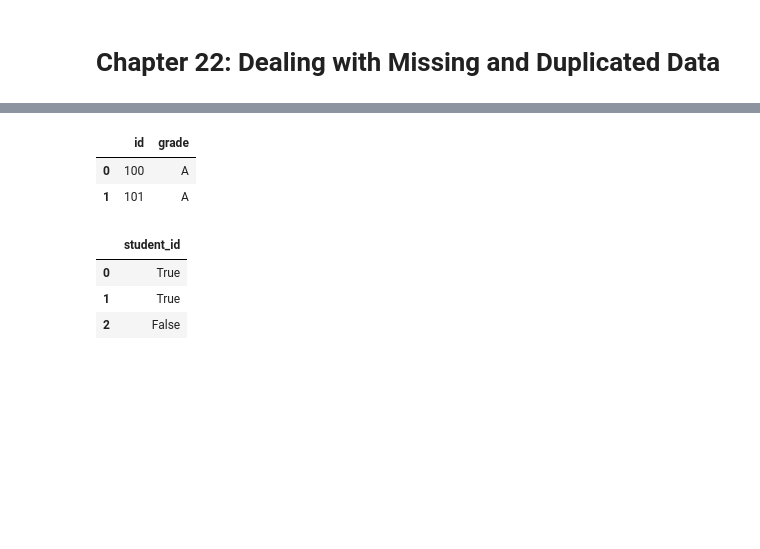
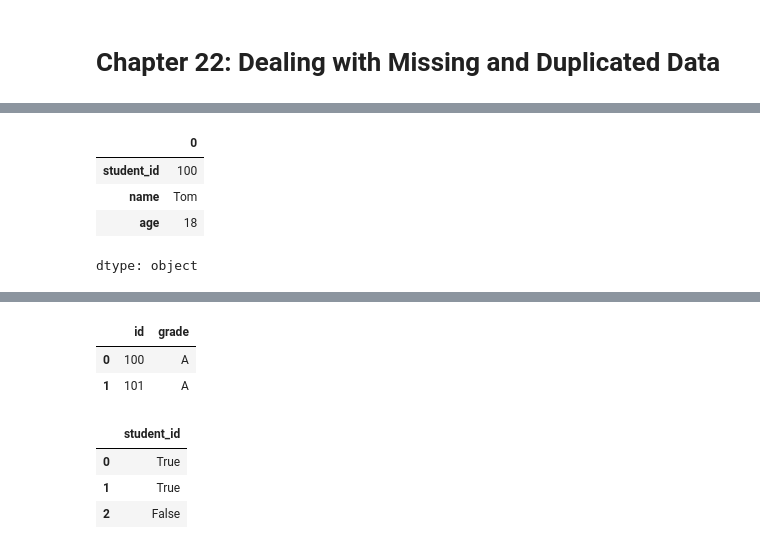
Before and after one commit to stevechengnyc/effective-pandas, a Jupyter notebook: 22-dealing-with-missing-and-duplicated-data.ipynb, the cells around one changed output, grey strips where cells are left out. Drawn from its saved outputs; the diff is of its cells as text; code cells hidden in the pictures; blank space fills up the shorter version.

```diff
--- a/22-dealing-with-missing-and-duplicated-data.ipynb
+++ b/22-dealing-with-missing-and-duplicated-data.ipynb
@@ -17,0 +39,8 @@ df
+# %%
+df.loc[0]
+# %% [output]
+|  | 0 |
+| student_id | 100 |
+| name | Tom |
+| age | 18 |
+dtype: object
```
Also changed, not shown: parts of 8 cells of this notebook.
